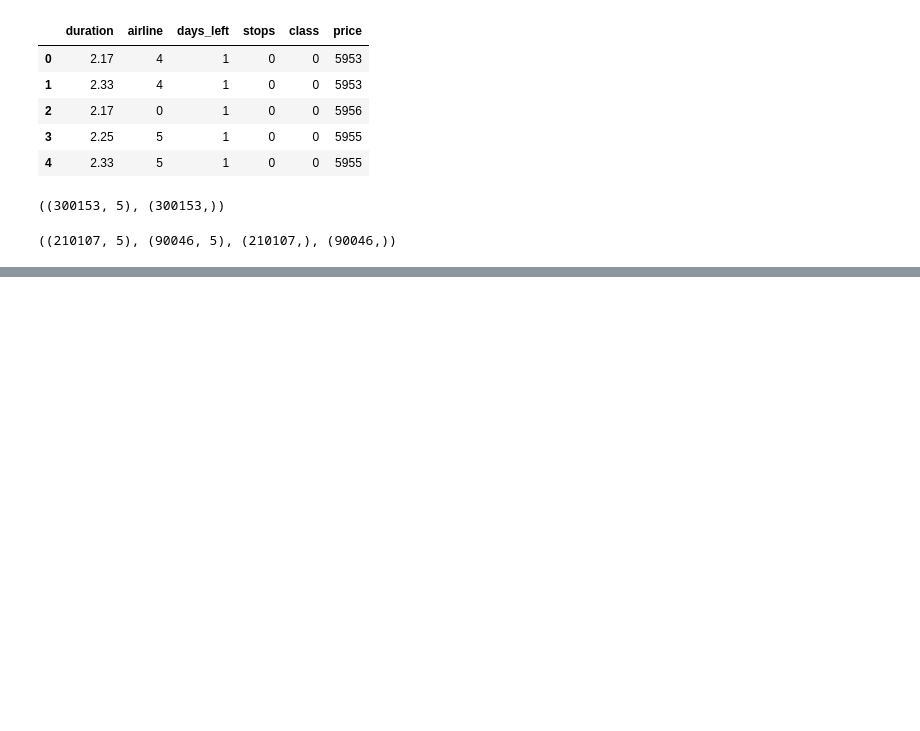
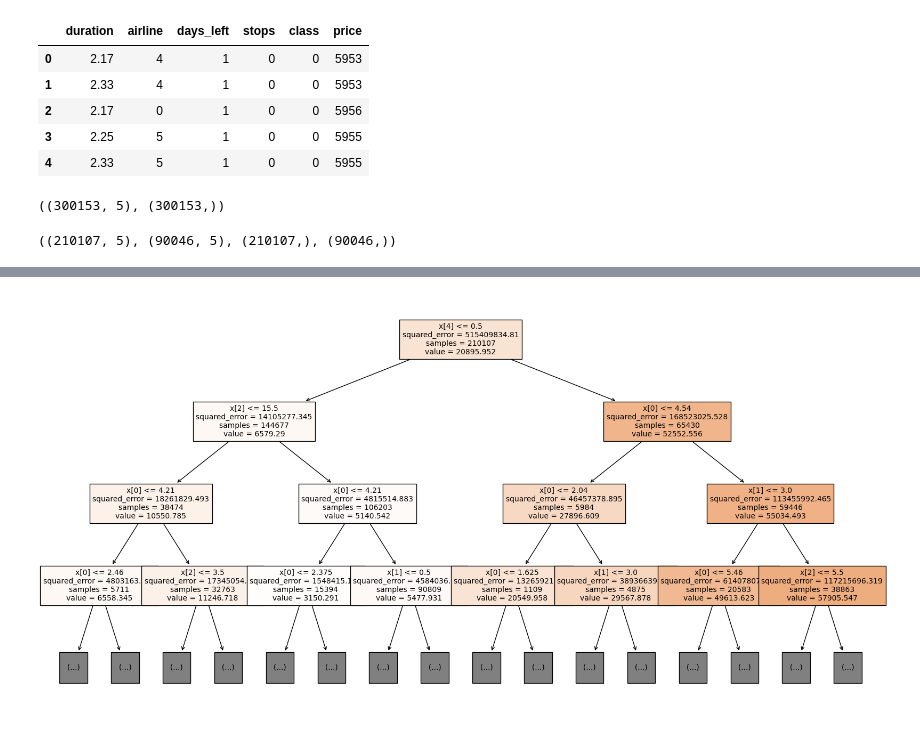
Before and after one commit to unclethien/Flight-Price-Prediction-Project, a Jupyter notebook: data analysis.ipynb, the cells around one changed output, grey strips where cells are left out. Drawn from its saved outputs; the diff is of its cells as text; code cells hidden in the pictures; blank space fills up the shorter version.

```diff
--- a/data analysis.ipynb
+++ b/data analysis.ipynb
@@ -411,7 +412,7 @@ xgb_grid = {'max_depth': [5, 8, 10],
 # %%
 #tunning the hyperparameters of the models using GridSearchCV
 
-grid_dt = GridSearchCV(dt, param_grid=dt_grid, cv=5)
+grid_dt = GridSearchCV(dt, param_grid=dt_grid, cv=5, n_jobs=-1)
 grid_rf = GridSearchCV(rf, param_grid=rf_grid, cv=5, n_jobs=-1)
-grid_ada = GridSearchCV(ada, param_grid=ada_grid, cv=5)
-grid_xgb = GridSearchCV(xgb, param_grid=xgb_grid, cv=5)
+grid_ada = GridSearchCV(ada, param_grid=ada_grid, cv=5, n_jobs=-1)
+grid_xgb = GridSearchCV(xgb, param_grid=xgb_grid, cv=5, n_jobs=-1)
@@ -512,0 +577,7 @@ KeyboardInterrupt:
+# %%
+#plot Decision Tree Regressor by using graphviz
+plt.figure(figsize=(20,10))
+tree.plot_tree(best_dt, filled=True, fontsize=10, max_depth=3)
+plt.show()
+# %% [output]
+[figure, added]
```
Also changed, not shown: parts of 16 cells of this notebook.
